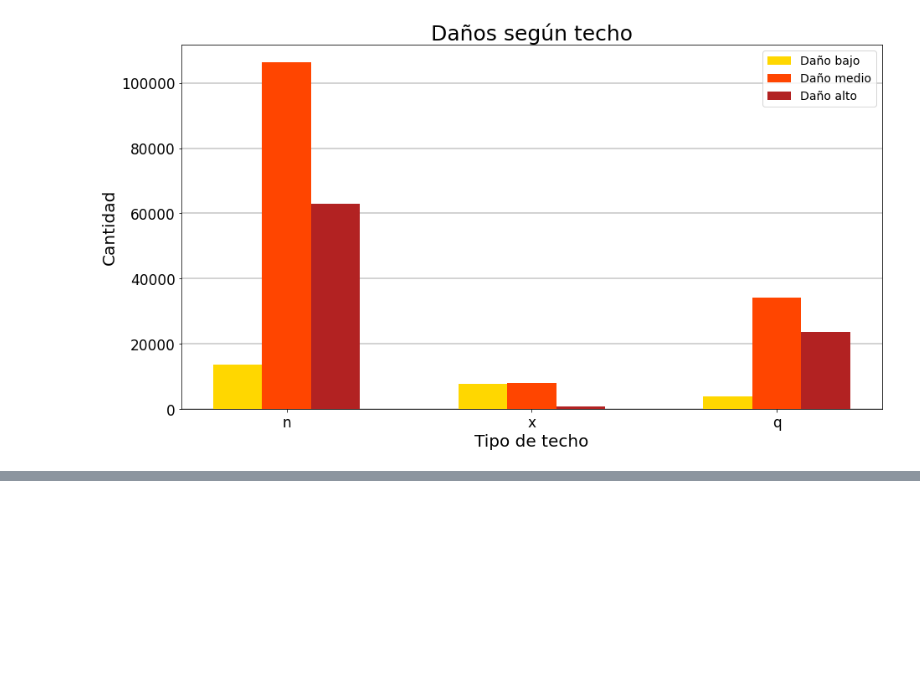
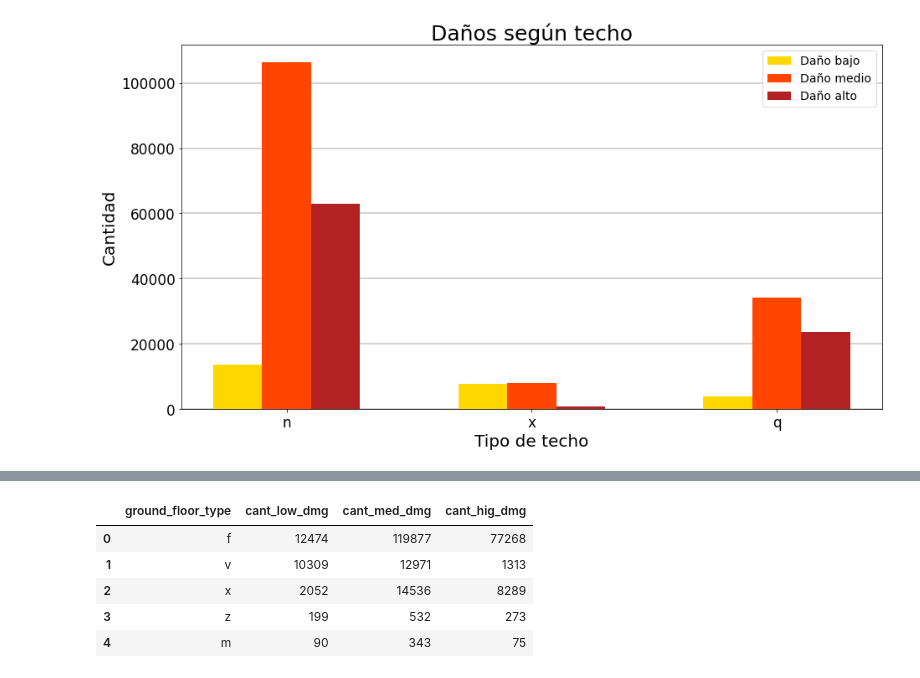
Before and after one commit to ffelfis/OrgaDatosTPs, a Jupyter notebook: TP1/nb_facundo.ipynb, the cells around one changed output, grey strips where cells are left out. Cells and saved outputs as stored; diff of their text form; code cells hidden in the pictures; blank space fills up the shorter version.

```diff
--- a/TP1/nb_facundo.ipynb
+++ b/TP1/nb_facundo.ipynb
@@ -783,0 +786,8 @@ ax.set_axisbelow(True)
+# %%
+df_dmg_by_grnd_floo = df\
+  .loc[df['damage_grade'] == 1, 'ground_floor_type']\
+  .value_counts().to_frame().reset_index()\
+  .rename(columns={'index':'ground_floor_type', \
+                   'ground_floor_type':'cant_low_dmg'})
+
+df_dmg_by_grnd_floo
@@ -783,0 +818,17 @@ ax.set_axisbelow(True)
+# %%
+df_dmg_by_grnd_floo = df_dmg_by_grnd_floo\
+  .merge(df\
+         .loc[df['damage_grade'] == 3, 'ground_floor_type']\
+         .value_counts().to_frame().reset_index()\
+         .rename(columns={'index':'ground_floor_type', \
+                          'ground_floor_type':'cant_hig_dmg'}), \
+         on = 'ground_floor_type', how='left')
+
+df_dmg_by_grnd_floo
+# %% [output]
+|  | ground_floor_type | cant_low_dmg | cant_med_dmg | cant_hig_dmg |
+| 0 | f | 12474 | 119877 | 77268 |
+| 1 | v | 10309 | 12971 | 1313 |
+| 2 | x | 2052 | 14536 | 8289 |
+| 3 | z | 199 | 532 | 273 |
+| 4 | m | 90 | 343 | 75 |
```
Also changed, not shown: parts of 9 cells of this notebook.
